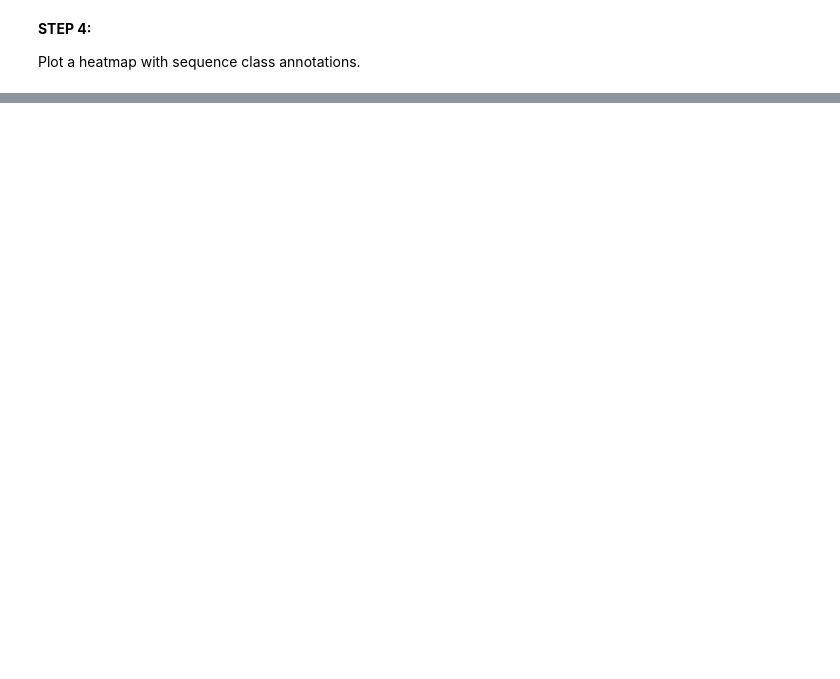
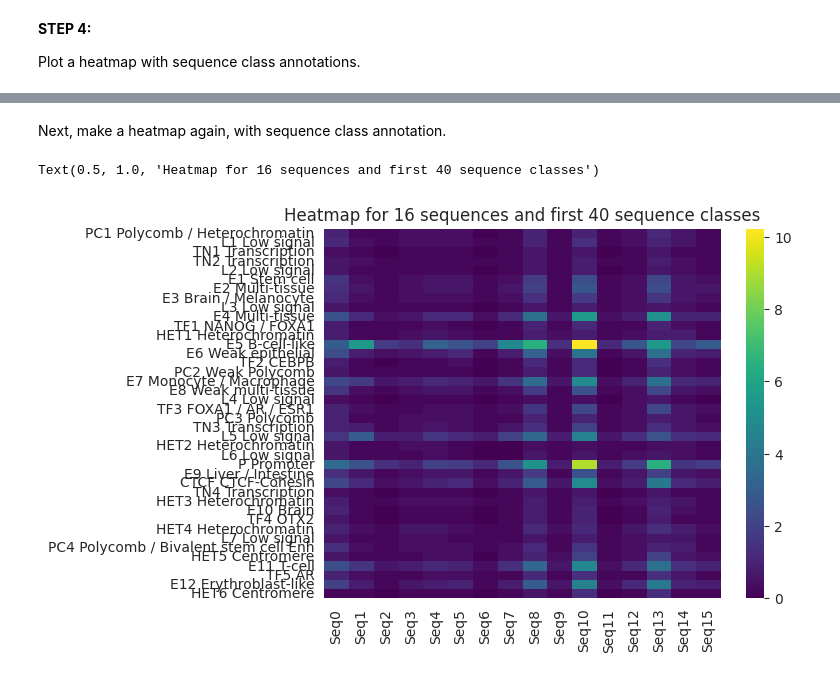
Before and after one commit to kostkalab/seillra, a Jupyter notebook: dist/seillra/doc/basic_usage.ipynb, the cells around one changed output, grey strips where cells are left out. Drawn from its saved outputs; the diff is of its cells as text; code cells hidden in the pictures; blank space fills up the shorter version.

```diff
--- a/dist/seillra/doc/basic_usage.ipynb
+++ b/dist/seillra/doc/basic_usage.ipynb
@@ -130,0 +141,6 @@ torch.Size([16, 40])
+# %%
+projmod = sl.get_sei_projection(quant="CPU")
+seq_classes = projmod(out)  # - re-use out from above
+cls = seq_classes[:, :40]
+print("\nSequence class scores for the first 7 sequences and first 11 classes:")
+print(cls[:7, :11])
@@ -130,0 +166,17 @@ torch.Size([16, 40])
+# %% [markdown]
+Next, make a heatmap again, with sequence class annotation.
+# %%
+# - heatmap of the sequence classes
+sns.heatmap(
+    cls.cpu().detach().numpy().T,
+    # yticklabels=[f"Class{i}" for i in range(40)],
+    yticklabels=projmod.class_annot,
+    xticklabels=[f"Seq{i}" for i in range(16)],
+    cmap="viridis",
+    vmin=0,
+    vmax=cls[:16, :40].max().item(),
+)
+plt.title("Heatmap for 16 sequences and first 40 sequence classes", fontsize=12)
+# %% [output]
+Text(0.5, 1.0, 'Heatmap for 16 sequences and first 40 sequence classes')
+[figure, added]
```
Also changed, not shown: parts of 9 cells of this notebook, 3 other files.
